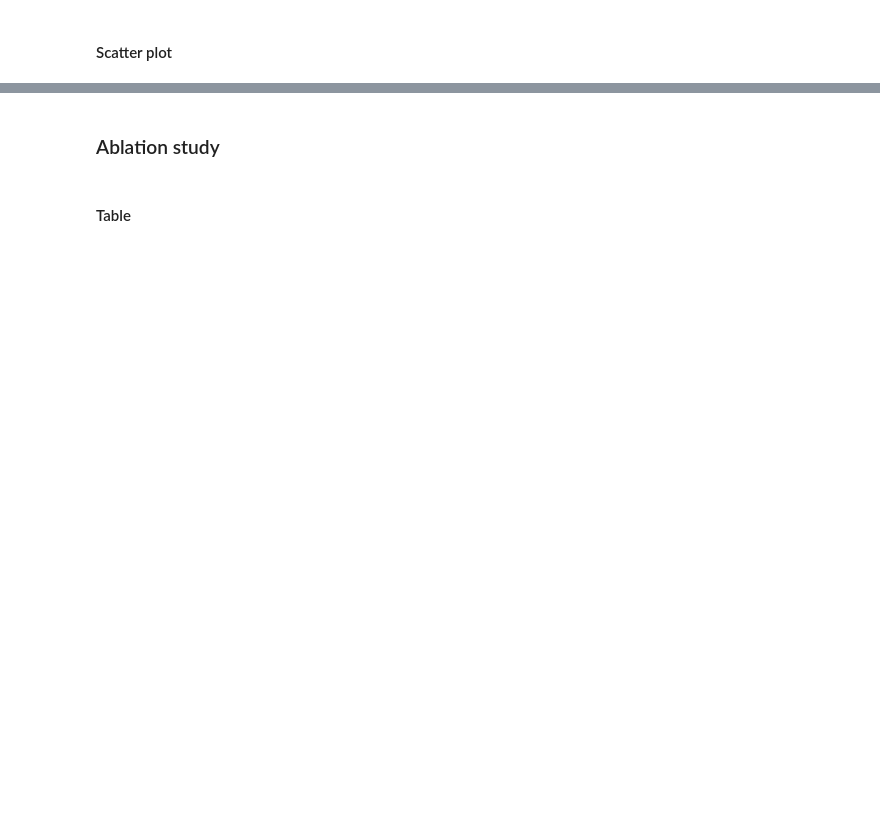
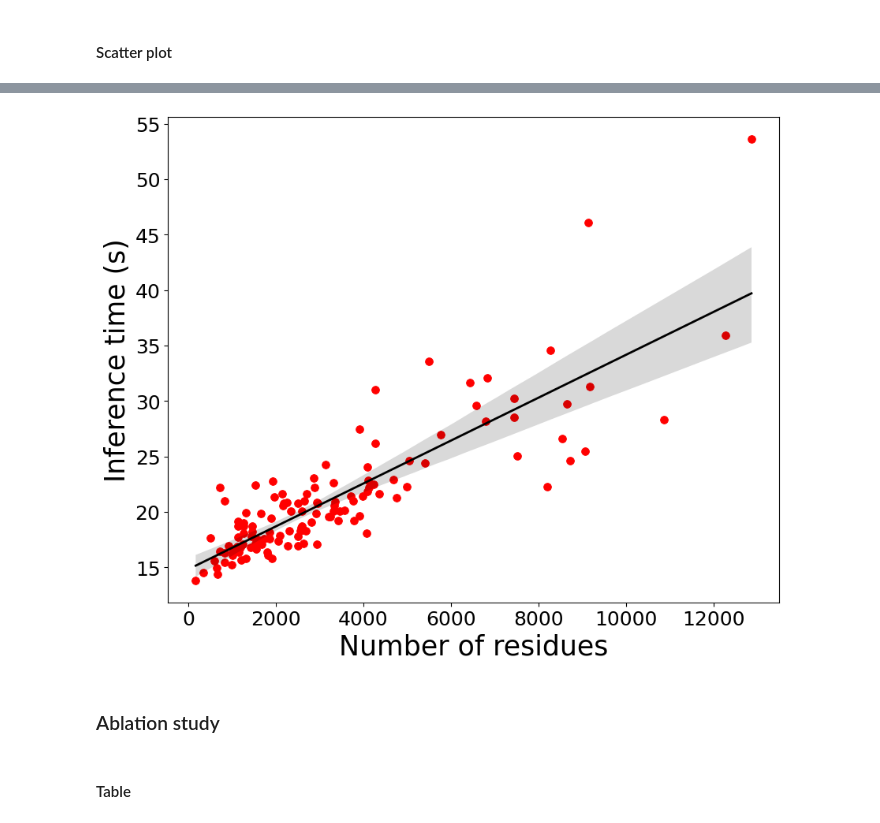
Before and after one commit to chenwei-zhang/struc2mapGAN, a Jupyter notebook: notebooks/evaluate_plot.ipynb, the cells around one changed output, grey strips where cells are left out. Saved outputs shown, nothing was run; the diff lists cells and outputs as text; code cells hidden in the pictures; blank space fills up the shorter version.

```diff
--- a/notebooks/evaluate_plot.ipynb
+++ b/notebooks/evaluate_plot.ipynb
@@ -651,0 +462,9 @@ df_sorted
+# %%
+df_time = pd.DataFrame(
+    {
+        'Residues': df['Residues'],
+        'Time': df['Inference time (s)'],
+    }
+)
+
+df_time
@@ -652,3 +485,56 @@ df_sorted
+# %%
+df['Residues']
+
+# plot the inference time against the number of residues
+fig, ax = plt.subplots(figsize=(10, 8))
+
+# Set font size
+fontsize = 25  # Size for titles/labels/ticks
+markersize = 50
+hlinewidth = 2
+
+sns.scatterplot(
+    x='Residues',
+    y='Time',
+    data=df_time,
+    s=markersize,
+    color='r',
+    edgecolor=None,
+)
+
+sns.regplot(
+    x='Residues',
+    y='Time',
+    data=df_time,
+    scatter=False,
+    color='k',
+    line_kws={'linewidth': hlinewidth}
+)
+
+# Set the font size of the ticks
+ax.tick_params(labelsize=18)
+ax.set_xlabel('Number of residues', fontsize=fontsize)
+ax.set_ylabel('Inference time (s)', fontsize=fontsize)
+
+# # also show distribution of the data
+# sns.histplot(
+#     x='Residues',
+#     data=df_time,
+#     bins=20,
+#     color='b',
+#     alpha=0.5,
+#     kde=True,
+#     ax=ax.twinx(),
+# )
+
+
+plt.show()
+
+# save to pdf
+
+fig.savefig('inference_time.pdf', bbox_inches='tight')
+# %% [output]
+[figure, added]
 # %% [markdown]
 ### Ablation study
 # %% [markdown]
```
Also changed, not shown: parts of 39 cells of this notebook.
